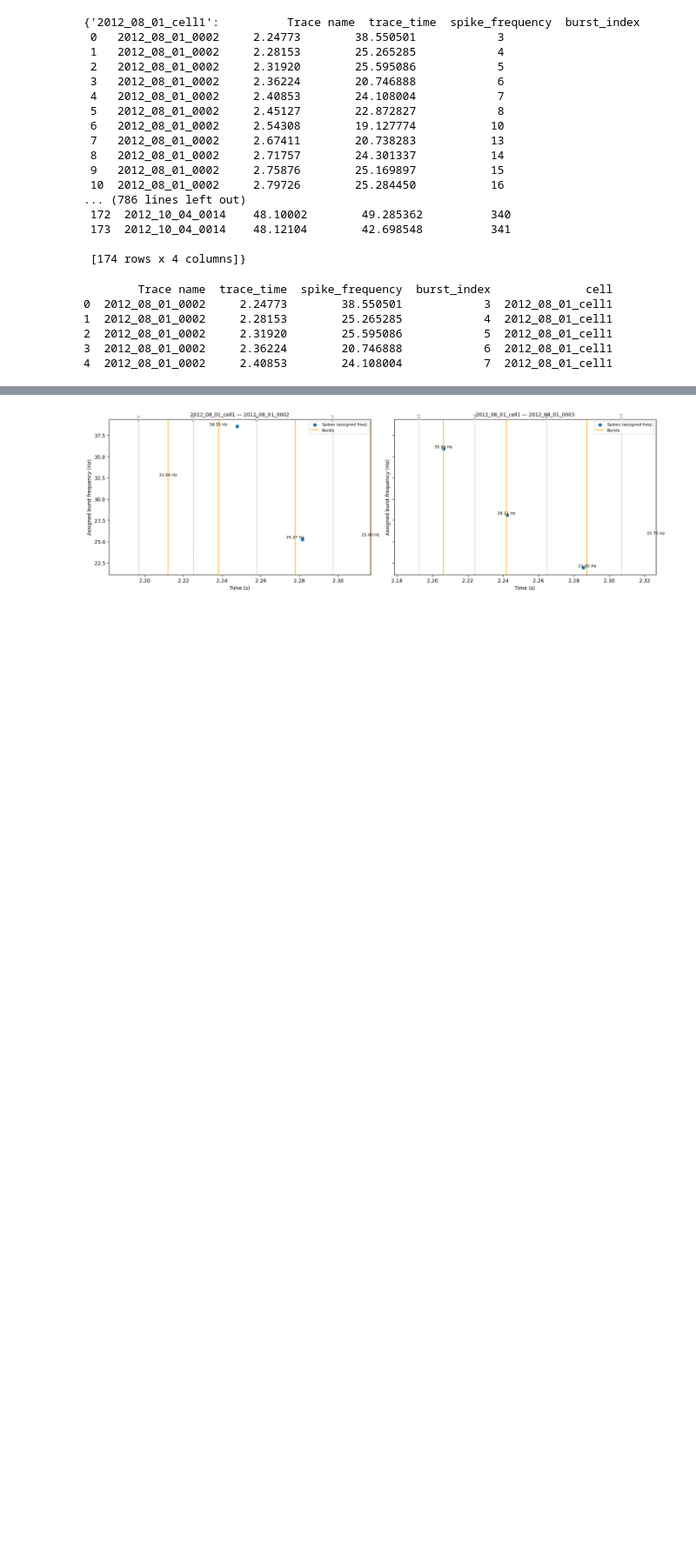
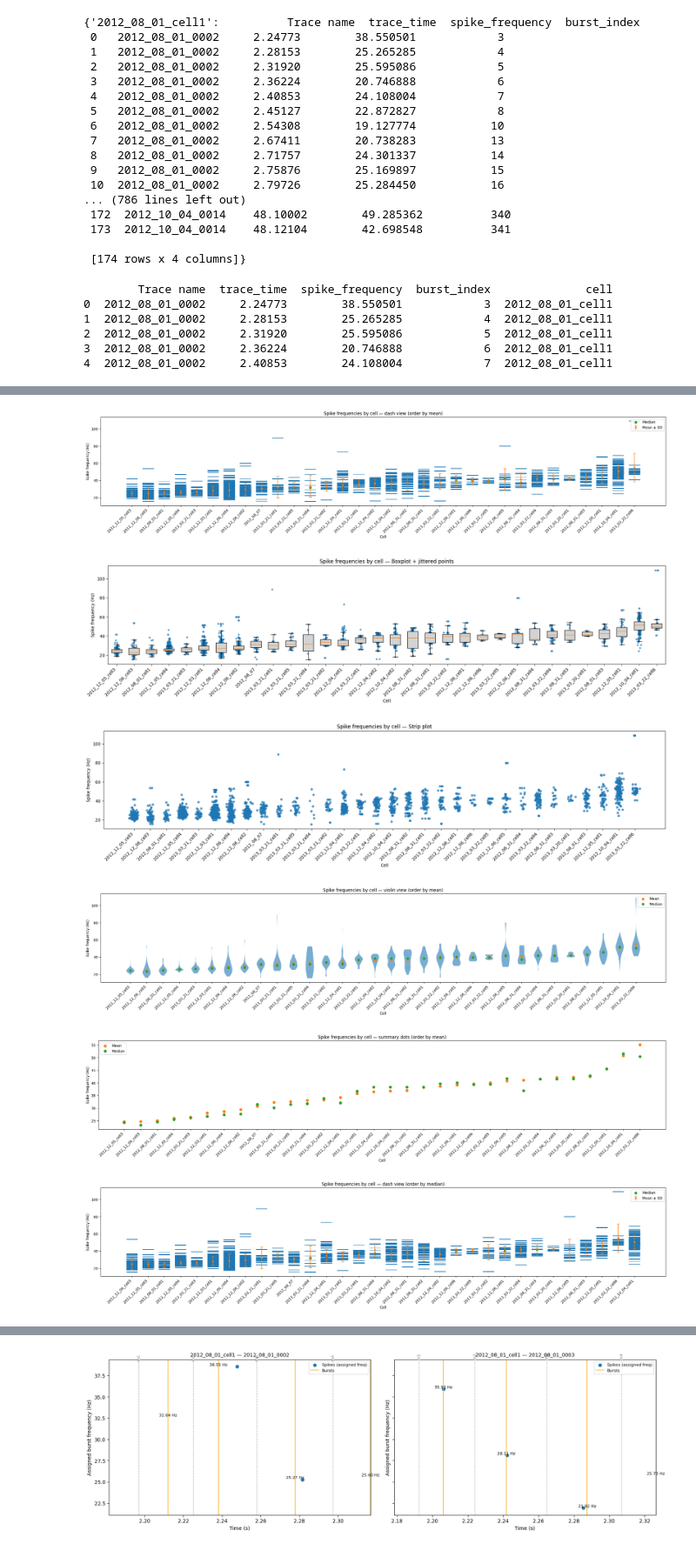
Before and after one commit to haleycab/murray-neuroscience-lab, a Jupyter notebook: Cleaned, updated files from Spring/cellattachedspikes.ipynb, the cells around one changed output, grey strips where cells are left out. Shown at 87% size. Drawn from its saved outputs; the diff is of its cells as text; code cells hidden in the pictures; blank space fills up the shorter version.

```diff
--- a/Cleaned, updated files from Spring/cellattachedspikes.ipynb
+++ b/Cleaned, updated files from Spring/cellattachedspikes.ipynb
@@ -365,0 +240,13 @@ plot_all_views(all_spikes)
+# %%
+
+plot_all_views(all_spikes_clean, order_by="mean")
+
+# Positional (since order_by is 2nd arg)
+plot_all_views(all_spikes_clean, "median")
+# %% [output]
+[figure, added]
+[figure, added]
+[figure, added]
+[figure, added]
+[figure, added]
+[figure, added]
```
Also changed, not shown: parts of 8 cells of this notebook, 1 other file.
